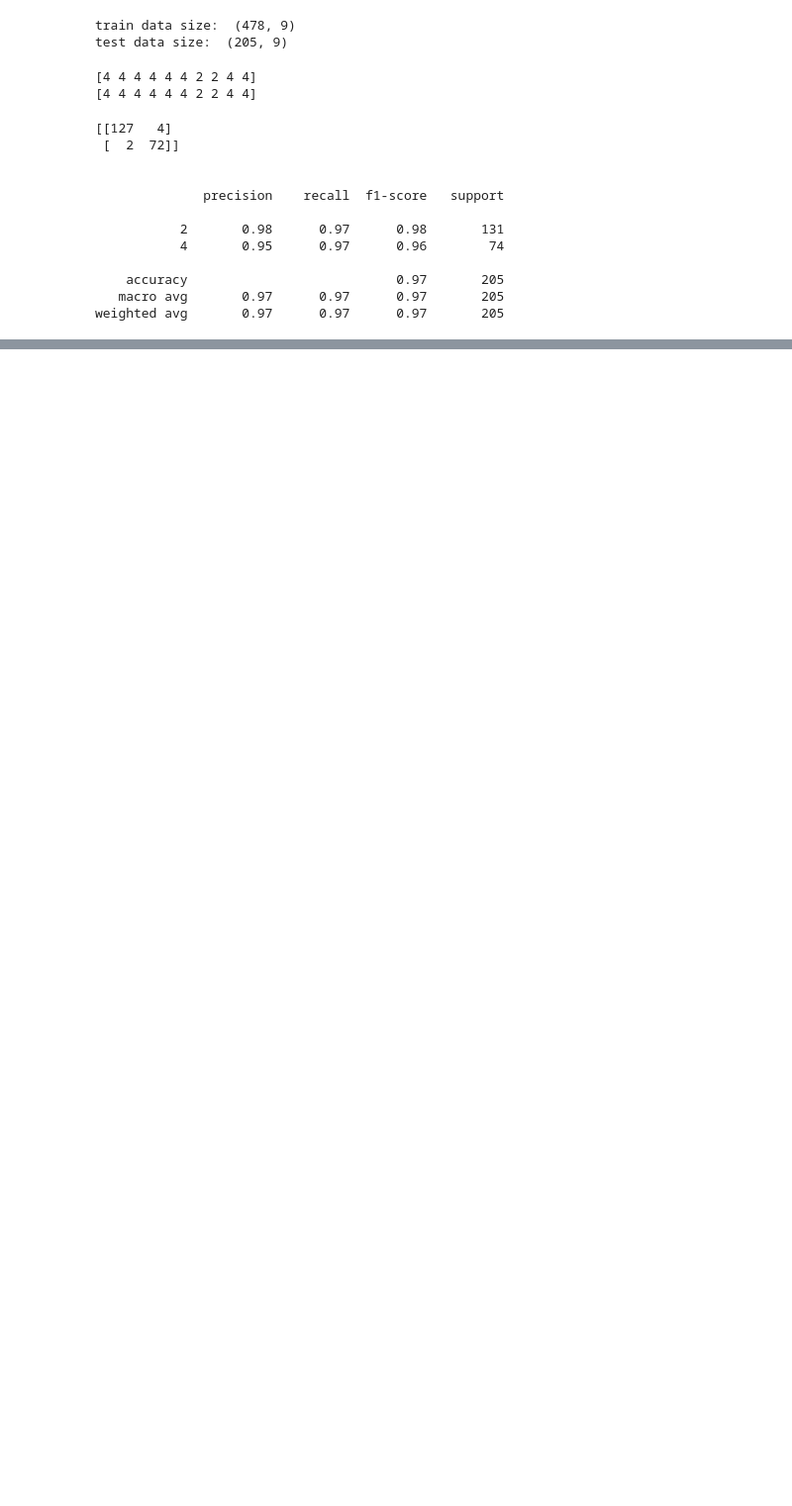
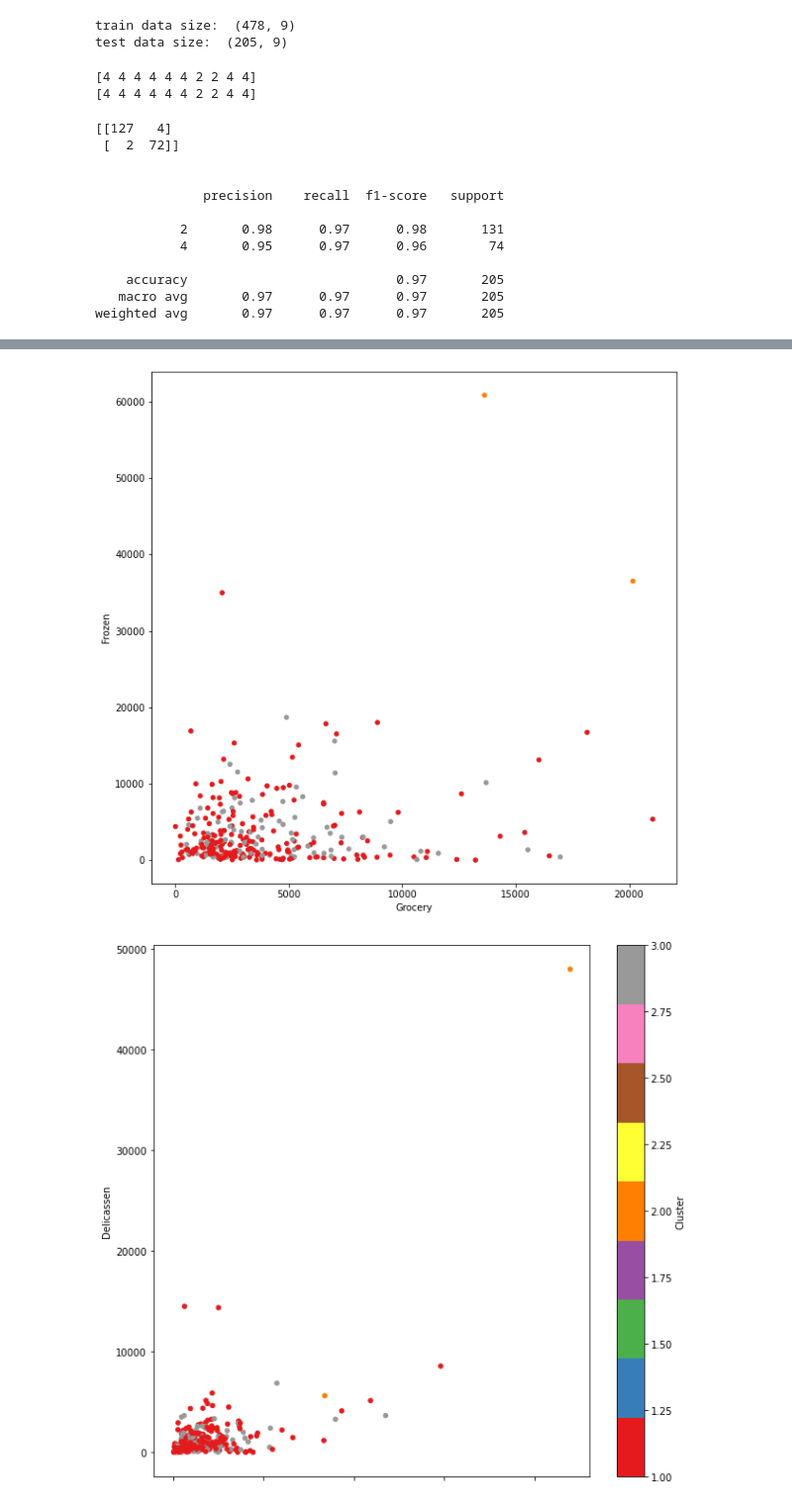
Before and after one commit to harryyang1982/pandas_data_analysis, a Jupyter notebook: part7.ipynb, the cells around one changed output, grey strips where cells are left out. Shown at 99% size. Drawn from its saved outputs; the diff is of its cells as text; code cells hidden in the pictures; blank space fills up the shorter version.

```diff
--- a/part7.ipynb
+++ b/part7.ipynb
@@ -750,0 +878,13 @@ weighted avg       0.97      0.97      0.97       205
+# %%
+mask = (df['Cluster'] == 0) | (df['Cluster'] == 4)
+ndf = df[~mask]
+# %%
+ndf.plot(kind='scatter', x='Grocery', y='Frozen', c='Cluster', cmap='Set1',
+         colorbar=False, figsize=(10, 10))
+ndf.plot(kind='scatter', x='Milk', y='Delicassen', c='Cluster', cmap='Set1',
+         colorbar=True, figsize=(10, 10))
+plt.show()
+plt.close()
+# %% [output]
+[figure, added]
+[figure, added]
```
Also changed, not shown: parts of 12 cells of this notebook.
